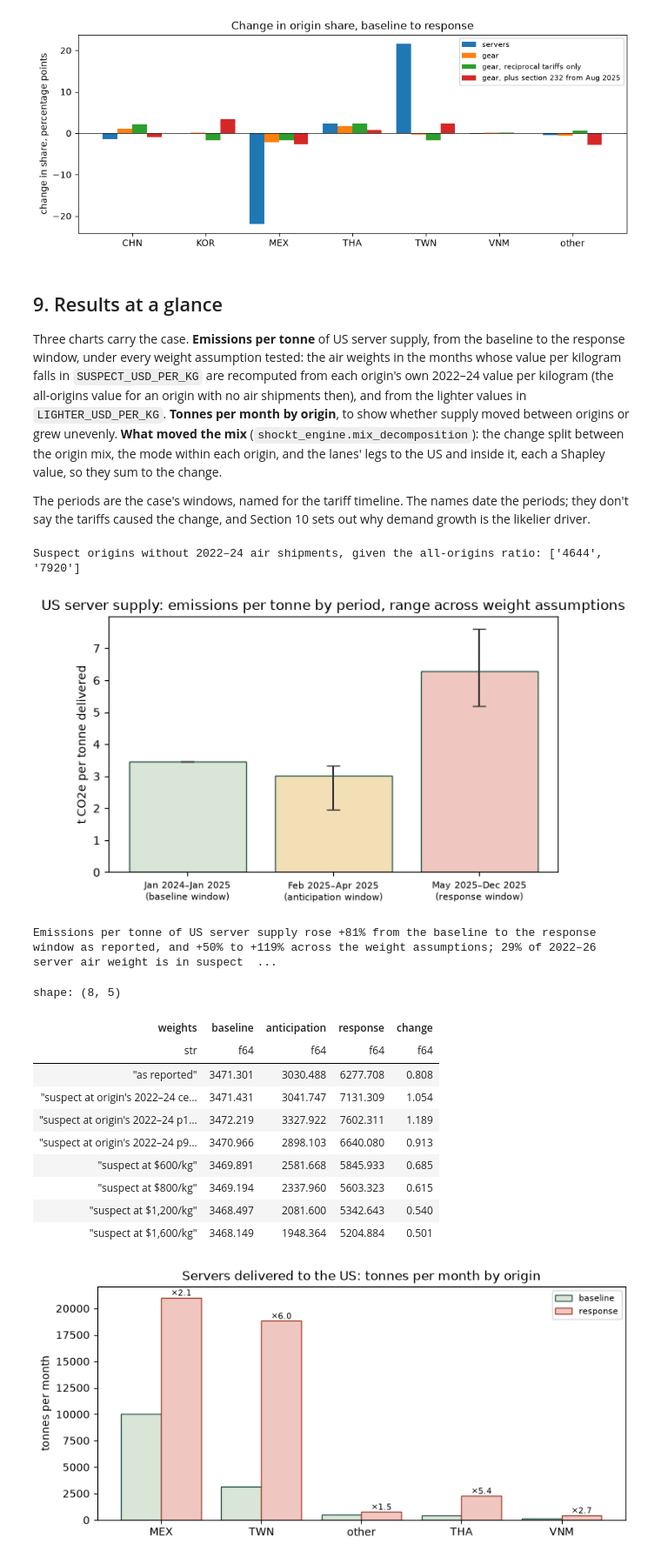
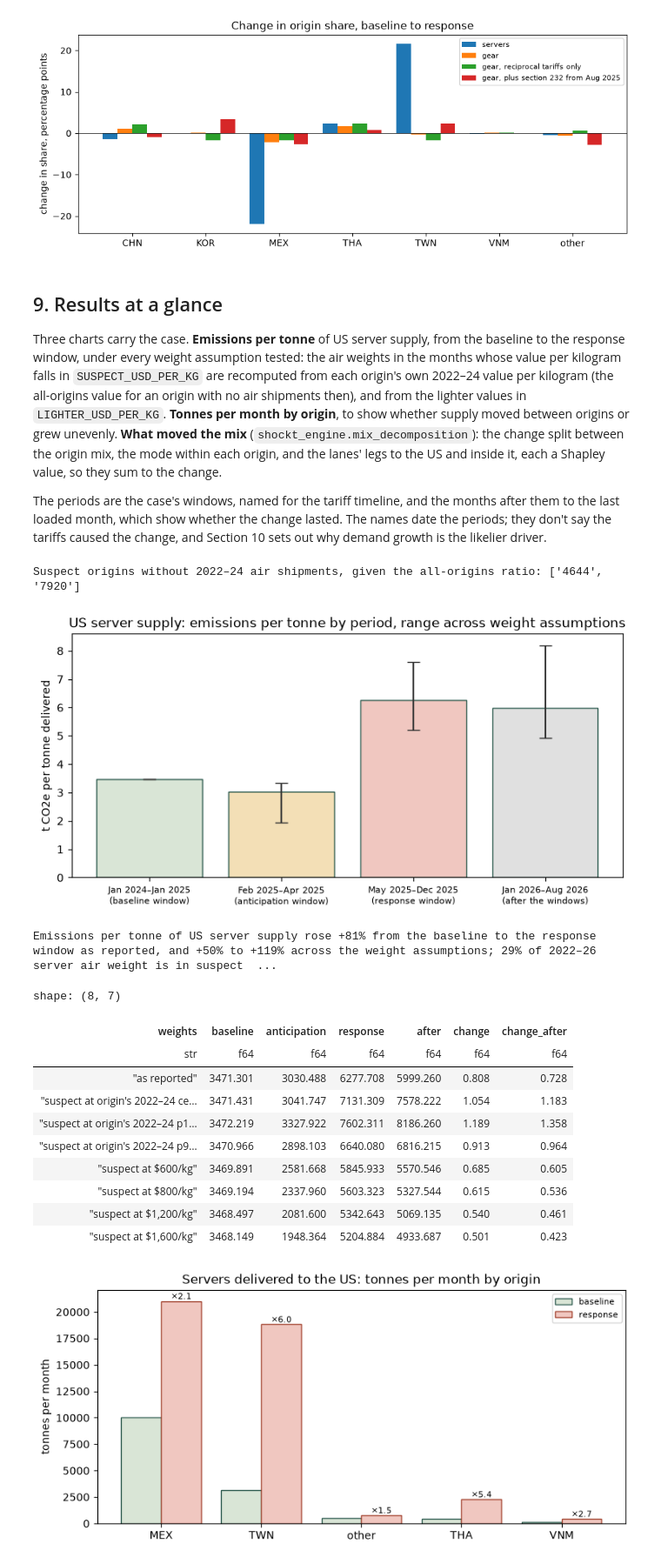
Before and after one commit to mollyegibson/shockt-climate, a Jupyter notebook: analysis/case1/case1_tariffs_2025.ipynb, the cells around one changed output. Shown at 87% size. Saved outputs shown, nothing was run; the diff lists cells and outputs as text; code cells hidden in the pictures.

```diff
--- a/analysis/case1/case1_tariffs_2025.ipynb
+++ b/analysis/case1/case1_tariffs_2025.ipynb
@@ -530,8 +531,17 @@ plt.show()
 
 Three charts carry the case. **Emissions per tonne** of US server supply, from the baseline to the response window, under every weight assumption tested: the air weights in the months whose value per kilogram falls in `SUSPECT_USD_PER_KG` are recomputed from each origin's own 2022–24 value per kilogram (the all-origins value for an origin with no air shipments then), and from the lighter values in `LIGHTER_USD_PER_KG`. **Tonnes per month by origin**, to show whether supply moved between origins or grew unevenly. **What moved the mix** (`shockt_engine.mix_decomposition`): the change split between the origin mix, the mode within each origin, and the lanes' legs to the US and inside it, each a Shapley value, so they sum to the change.
 
-The periods are the case's windows, named for the tariff timeline. The names date the periods; they don't say the tariffs caused the change, and Section 10 sets out why demand growth is the likelier driver.
+The periods are the case's windows, named for the tariff timeline, and the months after them to the last loaded month, which show whether the change lasted. The names date the periods; they don't say the tariffs caused the change, and Section 10 sets out why demand growth is the likelier driver.
 # %%
+last_window = windows[-1].last
+after = Window(
+    "after",
+    date(last_window.year + last_window.month // 12, last_window.month % 12 + 1, 1),
+    supply["month"].max(),
+)
+after_lanes, _ = cases.lane_intensities(supply, PRODUCTS["servers"], [after], context)
+periods = [*windows, after]
+period_lanes = pl.concat([server_lanes, after_lanes])
 suspect = cases.suspect_air_months(air, *SUSPECT_USD_PER_KG)
 ratios = cases.origin_air_ratios(air, date(2025, 1, 1))
 all_origins = cases.all_origins_air_ratio(air, date(2025, 1, 1))
@@ -550,11 +560,11 @@ for usd in LIGHTER_USD_PER_KG:
 
 
 def window_means(variant):
-    monthly = cases.mix_by_month(variant, PRODUCTS["servers"], windows, server_lanes)
+    monthly = cases.mix_by_month(variant, PRODUCTS["servers"], periods, period_lanes)
     months = monthly["month"].to_list()
     summary = window_summary(
         dict(zip(months, monthly["kg_co2e_per_t"].to_list(), strict=True)),
-        windows,
+        periods,
         dict(zip(months, monthly["t"].to_list(), strict=True)),
     )
     return {name: s.mean for name, s in summary.items()}
@@ -562,7 +572,10 @@ def window_means(variant):
 
 sensitivity = pl.DataFrame(
     [{"weights": name, **window_means(v)} for name, v in variants.items()]
-).with_columns((pl.col("response") / pl.col("baseline") - 1).alias("change"))
+).with_columns(
+    (pl.col("response") / pl.col("baseline") - 1).alias("change"),
+    (pl.col("after") / pl.col("baseline") - 1).alias("change_after"),
+)
 reported = sensitivity.row(0, named=True)
 low, high = sensitivity["change"].min(), sensitivity["change"].max()
 suspect_share = (
@@ -570,51 +583,62 @@ suspect_share = (
         suspect.select("month", "census_cty_code", "hs6"), on=["month", "census_cty_code", "hs6"]
     )["weight_t"].sum()
     / air["weight_t"].sum()
 )
 
-fig, ax = plt.subplots(figsize=(7, 4))
-names = [w.name for w in windows]
+fig, ax = plt.subplots(figsize=(9, 4))
+names = [w.name for w in periods]
 means = [reported[n] / 1000 for n in names]
 lows = [sensitivity[n].min() / 1000 for n in names]
 highs = [sensitivity[n].max() / 1000 for n in names]
-period_labels = [f"{w.first:%b %Y}–{w.last:%b %Y}\n({w.name} window)" for w in windows]
-ax.bar(period_labels, means, color=[WINDOW_COLORS[n] for n in names], edgecolor="#2d5b4f")
+period_labels = [f"{w.first:%b %Y}–{w.last:%b %Y}\n({w.name} window)" for w in windows] + [
+    f"{after.first:%b %Y}–{after.last:%b %Y}\n(after the windows)"
+]
+ax.bar(
+    period_labels,
+    means,
+    color=[WINDOW_COLORS.get(n, "#e0e0e0") for n in names],
+    edgecolor="#2d5b4f",
+)
 ax.errorbar(
     period_labels,
     means,
     yerr=[
         [m - lo for m, lo in zip(means, lows, strict=True)],
         [hi - m for m, hi in zip(means, highs, strict=True)],
     ],
     fmt="none",
     ecolor="#333333",
     capsize=6,
 )
 ax.set_ylabel("t CO2e per tonne delivered")
 ax.set_title("US server supply: emissions per tonne by period, range across weight assumptions")
 ax.tick_params(axis="x", labelsize=8)
 plt.show()
 print(
     f"Emissions per tonne of US server supply rose {reported['change']:+.0%} from the baseline to "
     f"the response window as reported, and {low:+.0%} to {high:+.0%} across the weight "
-    f"assumptions; {suspect_share:.0%} of 2022–26 server air weight is in suspect months."
+    f"assumptions; {suspect_share:.0%} of 2022–26 server air weight is in suspect months. "
+    f"From {after.first:%b %Y} to {after.last:%b %Y}, after the windows, it was "
+    f"{reported['change_after']:+.0%} on the baseline as reported, and "
+    f"{sensitivity['change_after'].min():+.0%} to {sensitivity['change_after'].max():+.0%} across "
+    f"the weight assumptions."
 )
 sensitivity
 # %% [output]
 Suspect origins without 2022–24 air shipments, given the all-origins ratio: ['4644', '7920']
-[figure, old version]
+[figure, new version]
 Emissions per tonne of US server supply rose +81% from the baseline to the response window as reported, and +50% to +119% across the weight assumptions; 29% of 2022–26 server air weight is in suspect  ...
-shape: (8, 5)
+shape: (8, 7)
-| weights | baseline | anticipation | response | change |
-| str | f64 | f64 | f64 | f64 |
-| "as reported" | 3471.301 | 3030.488 | 6277.708 | 0.808 |
-| "suspect at origin's 2022–24 ce… | 3471.431 | 3041.747 | 7131.309 | 1.054 |
-| "suspect at origin's 2022–24 p1… | 3472.219 | 3327.922 | 7602.311 | 1.189 |
-| "suspect at origin's 2022–24 p9… | 3470.966 | 2898.103 | 6640.080 | 0.913 |
-| "suspect at $600/kg" | 3469.891 | 2581.668 | 5845.933 | 0.685 |
-| "suspect at $800/kg" | 3469.194 | 2337.960 | 5603.323 | 0.615 |
-| "suspect at $1,200/kg" | 3468.497 | 2081.600 | 5342.643 | 0.540 |
-| "suspect at $1,600/kg" | 3468.149 | 1948.364 | 5204.884 | 0.501 |
+| weights | baseline | anticipation | response | after | change | change_after |
+| str | f64 | f64 | f64 | f64 | f64 | f64 |
+| "as reported" | 3471.301 | 3030.488 | 6277.708 | 5999.260 | 0.808 | 0.728 |
+| "suspect at origin's 2022–24 ce… | 3471.431 | 3041.747 | 7131.309 | 7578.222 | 1.054 | 1.183 |
+| "suspect at origin's 2022–24 p1… | 3472.219 | 3327.922 | 7602.311 | 8186.260 | 1.189 | 1.358 |
+| "suspect at origin's 2022–24 p9… | 3470.966 | 2898.103 | 6640.080 | 6816.215 | 0.913 | 0.964 |
+| "suspect at $600/kg" | 3469.891 | 2581.668 | 5845.933 | 5570.546 | 0.685 | 0.605 |
+| "suspect at $800/kg" | 3469.194 | 2337.960 | 5603.323 | 5327.544 | 0.615 | 0.536 |
+| "suspect at $1,200/kg" | 3468.497 | 2081.600 | 5342.643 | 5069.135 | 0.540 | 0.461 |
+| "suspect at $1,600/kg" | 3468.149 | 1948.364 | 5204.884 | 4933.687 | 0.501 | 0.423 |
 # %%
 origin_tonnes = (
     cases.with_window(servers_monthly, windows)
```
Also changed, not shown: parts of 1 cell of this notebook, 16 other files.
